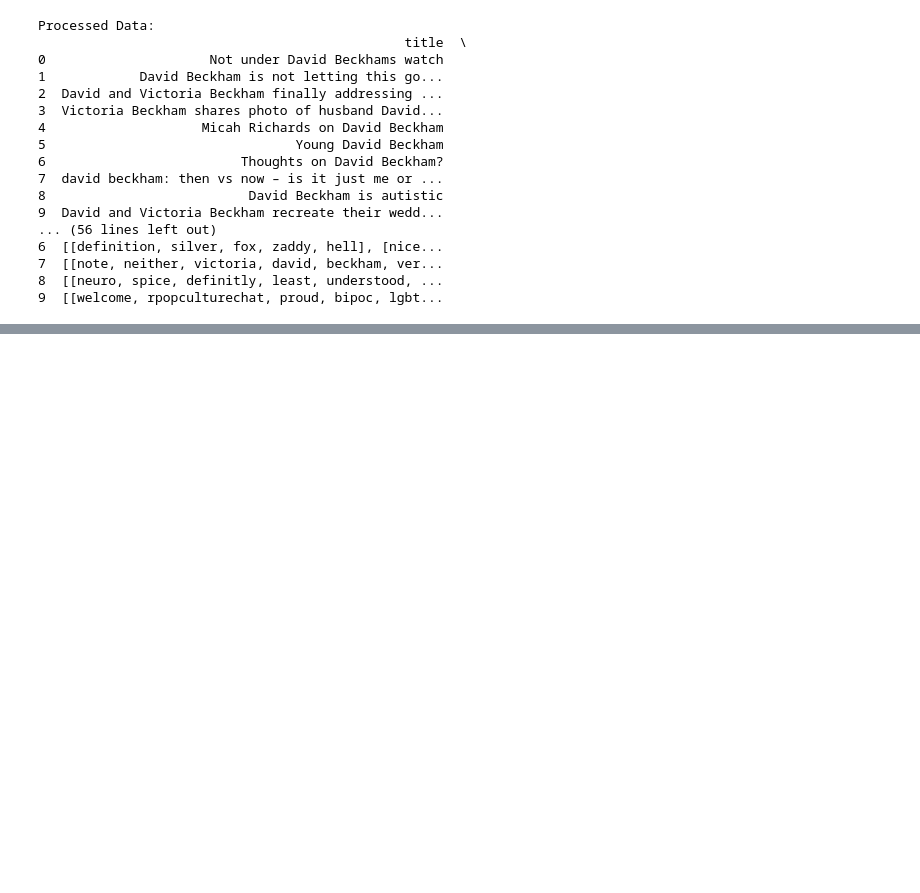
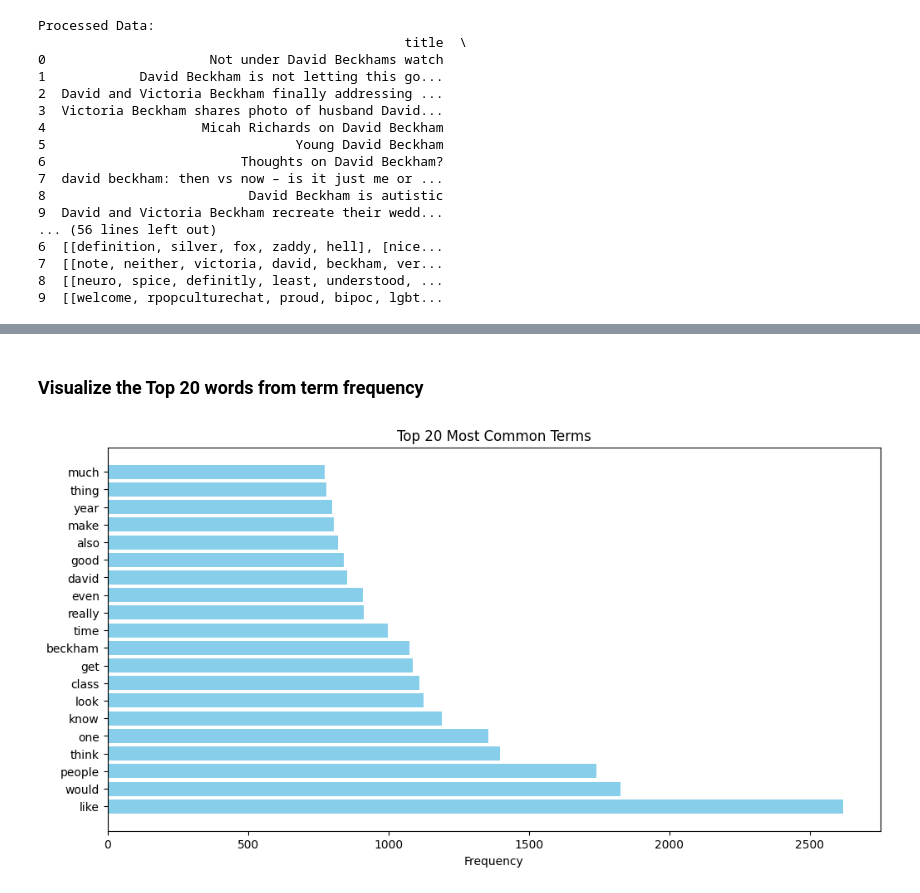
Before and after one commit to hinton024/Assignment-2-Social-media-and-network-analytics, a Jupyter notebook: Reddit_Preprocessing.ipynb, the cells around one changed output, grey strips where cells are left out. Cells and saved outputs as stored; diff of their text form; code cells hidden in the pictures; blank space fills up the shorter version.

```diff
--- a/Reddit_Preprocessing.ipynb
+++ b/Reddit_Preprocessing.ipynb
@@ -810,0 +243,16 @@ Document 232: She looks so amazing!!!
+# %% [markdown]
+### Visualize the Top 20 words from term frequency
+# %%
+# Getting the most common terms for plotting (top 20)
+most_common_terms = term_freq_counter.most_common(20)
+terms, counts = zip(*most_common_terms)
+
+# Plotting the term frequency for the top 20 words
+plt.figure(figsize=(12, 6))
+plt.barh(terms[::-1], counts[::-1], color='skyblue')
+plt.xlabel('Frequency')
+plt.title('Top 20 Most Common Terms')
+plt.gca().invert_yaxis()  # Invert y axis to have the highest frequency on top
+plt.show()
+# %% [output]
+[figure, added]
```
Also changed, not shown: parts of 63 cells of this notebook, 23 other files.
